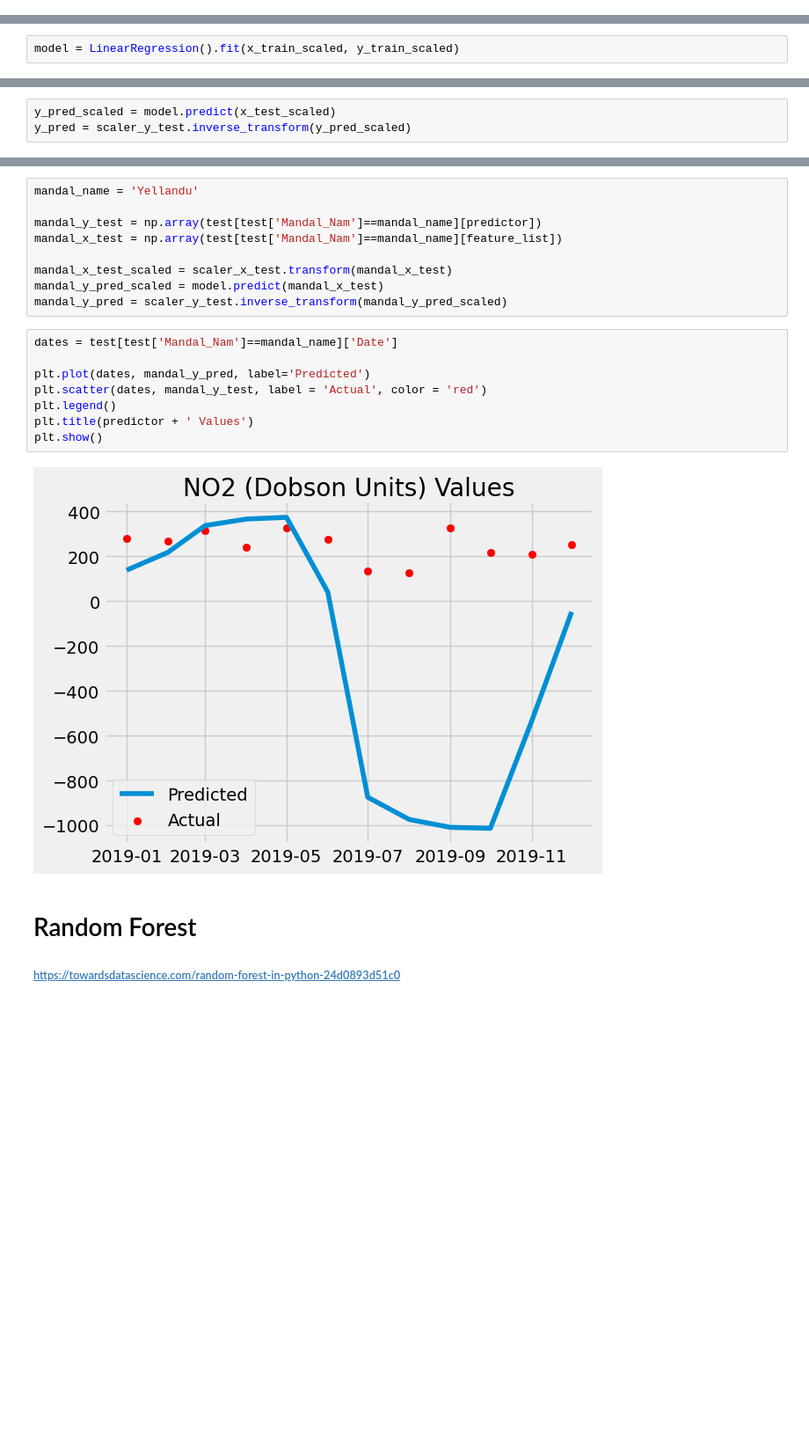
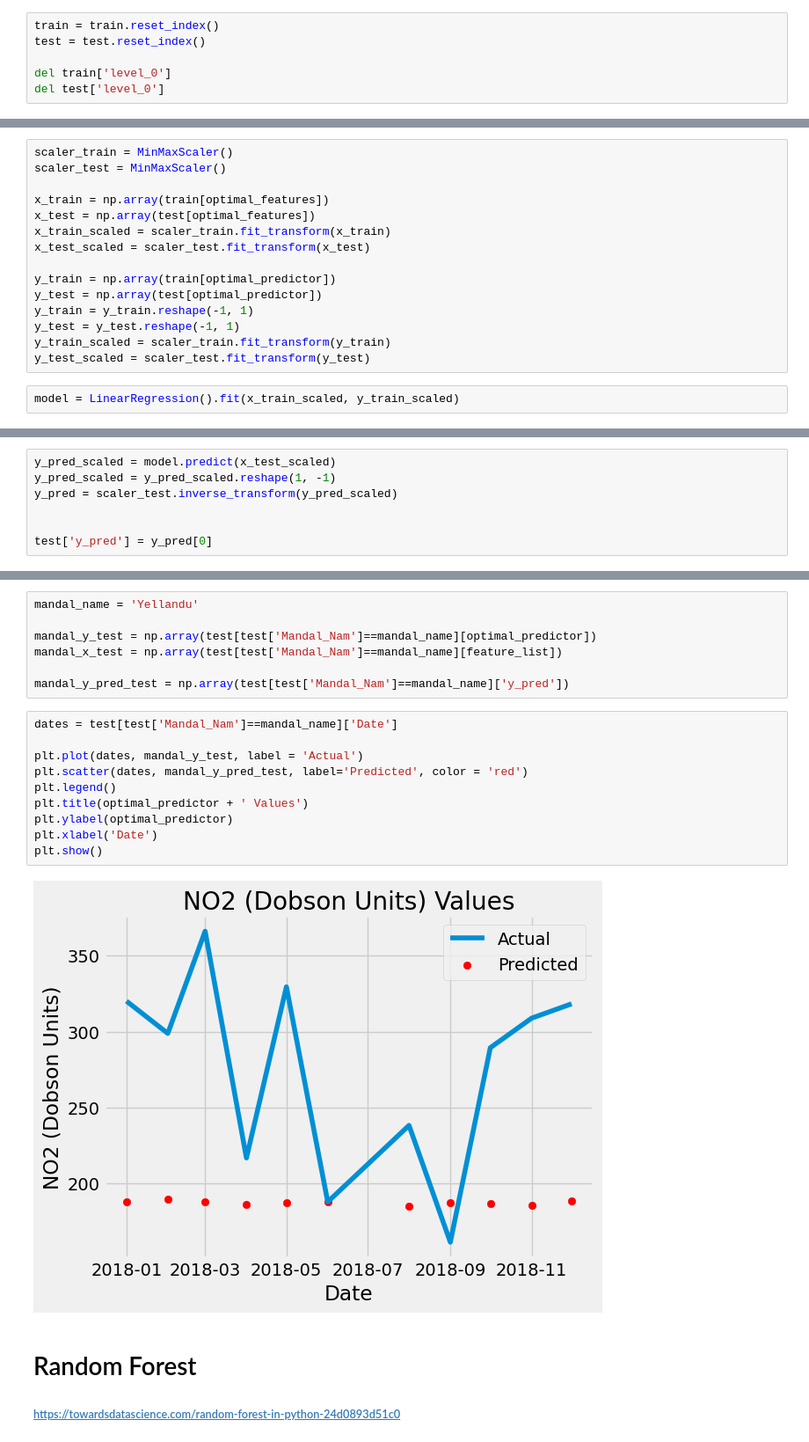
Before and after one commit to undpindia/dicra, a Jupyter notebook: analytics/sandbox/notebooks/crop_fires/Model/Models.ipynb, the cells around one changed output, grey strips where cells are left out. Shown at 88% size. Saved outputs shown, nothing was run; the diff lists cells and outputs as text; blank space fills up the shorter version.

```diff
--- a/analytics/sandbox/notebooks/crop_fires/Model/Models.ipynb
+++ b/analytics/sandbox/notebooks/crop_fires/Model/Models.ipynb
@@ -89,0 +129,6 @@ y_test_scaled = scaler_y_test.transform(y_test)
+# %%
+train = train.reset_index()
+test = test.reset_index()
+
+del train['level_0']
+del test['level_0']
@@ -101,3 +262,18 @@ model = LinearRegression()
+# %%
+scaler_train = MinMaxScaler()
+scaler_test = MinMaxScaler()
+
+x_train = np.array(train[optimal_features])
+x_test = np.array(test[optimal_features])
+x_train_scaled = scaler_train.fit_transform(x_train)
+x_test_scaled = scaler_test.fit_transform(x_test)
+
+y_train = np.array(train[optimal_predictor])
+y_test = np.array(test[optimal_predictor])
+y_train = y_train.reshape(-1, 1)
+y_test = y_test.reshape(-1, 1)
+y_train_scaled = scaler_train.fit_transform(y_train)
+y_test_scaled = scaler_test.fit_transform(y_test)
 # %%
 model = LinearRegression().fit(x_train_scaled, y_train_scaled)
 # %%
@@ -117,4 +294,8 @@ Month: 0.049486927737779005
 # %%
 y_pred_scaled = model.predict(x_test_scaled)
-y_pred = scaler_y_test.inverse_transform(y_pred_scaled)
+y_pred_scaled = y_pred_scaled.reshape(1, -1)
+y_pred = scaler_test.inverse_transform(y_pred_scaled)
+
+
+test['y_pred'] = y_pred[0]
 # %%
@@ -128,22 +317,22 @@ Average NO2 (Dobson Units): -0.15020568224567205
 # %%
 mandal_name = 'Yellandu'
 
-mandal_y_test = np.array(test[test['Mandal_Nam']==mandal_name][predictor])
+mandal_y_test = np.array(test[test['Mandal_Nam']==mandal_name][optimal_predictor])
 mandal_x_test = np.array(test[test['Mandal_Nam']==mandal_name][feature_list])
 
-mandal_x_test_scaled = scaler_x_test.transform(mandal_x_test)
-mandal_y_pred_scaled = model.predict(mandal_x_test)
-mandal_y_pred = scaler_y_test.inverse_transform(mandal_y_pred_scaled)
+mandal_y_pred_test = np.array(test[test['Mandal_Nam']==mandal_name]['y_pred'])
 # %%
 dates = test[test['Mandal_Nam']==mandal_name]['Date']
 
-plt.plot(dates, mandal_y_pred, label='Predicted')
-plt.scatter(dates, mandal_y_test, label = 'Actual', color = 'red')
+plt.plot(dates, mandal_y_test, label = 'Actual')
+plt.scatter(dates, mandal_y_pred_test, label='Predicted', color = 'red')
 plt.legend()
-plt.title(predictor + ' Values')
+plt.title(optimal_predictor + ' Values')
+plt.ylabel(optimal_predictor)
+plt.xlabel('Date')
 plt.show()
 # %% [output]
-[figure, old version]
+[figure, new version]
 # %% [markdown]
 # Random Forest
 ###### https://towardsdatascience.com/random-forest-in-python-24d0893d51c0
```
Also changed, not shown: parts of 69 cells of this notebook, 12 other files.
